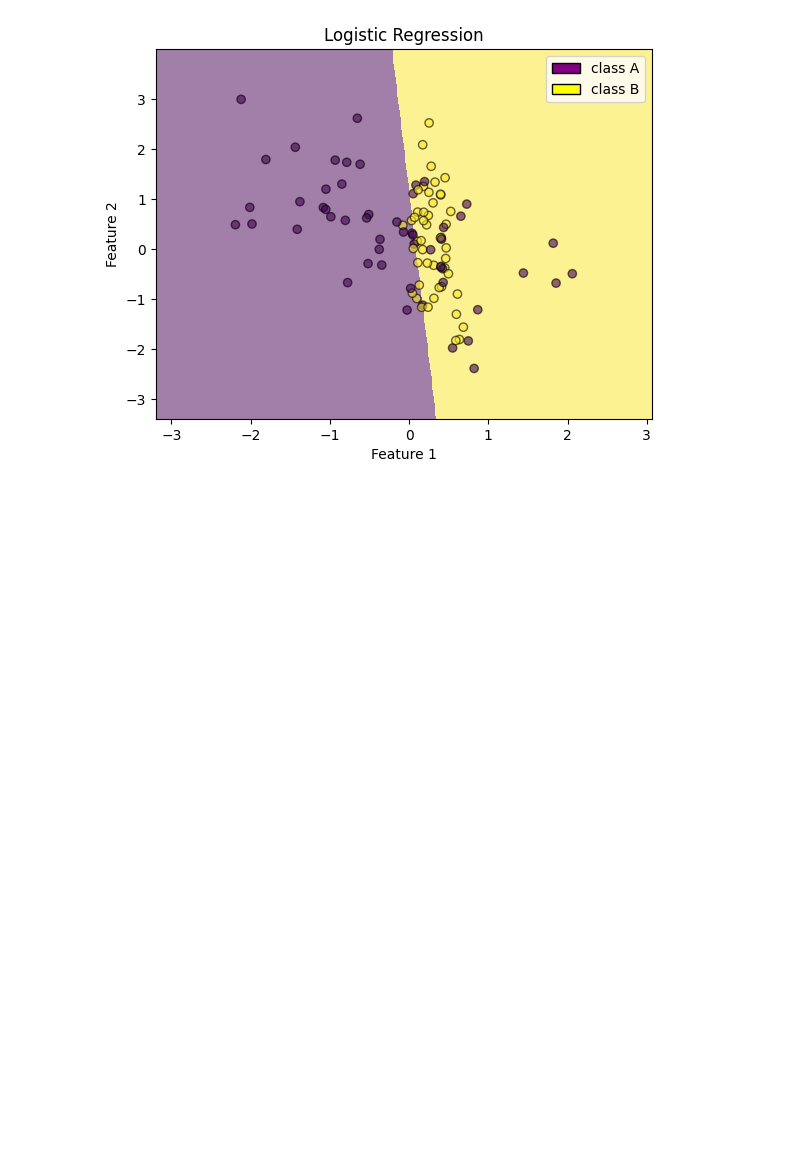
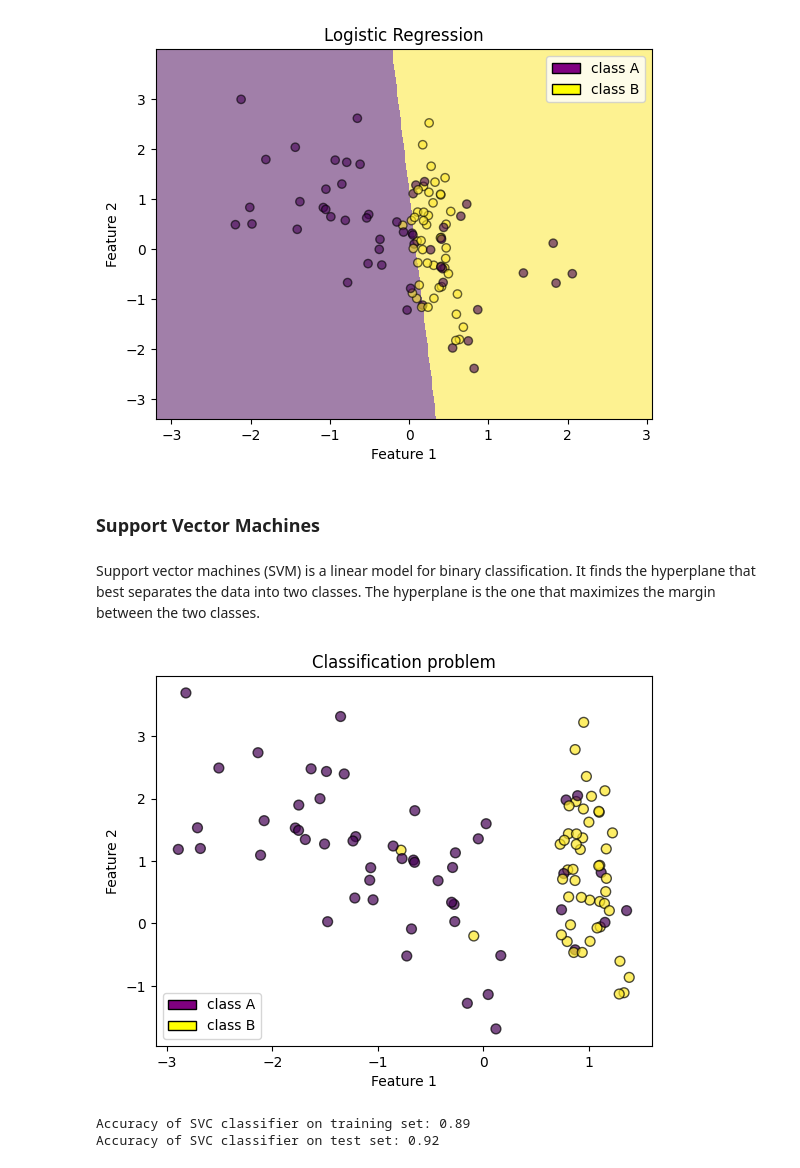
Before and after one commit to yesmanic/Machine_Learning_Models, a Jupyter notebook: Linear Models.ipynb, the cells around one changed output. Cells and saved outputs as stored; diff of their text form; code cells hidden in the pictures; blank space fills up the shorter version.

Commit message:
feat: add suport vector machine model

```diff
--- a/Linear Models.ipynb
+++ b/Linear Models.ipynb
@@ -266,3 +268,22 @@ plt.ylabel('Feature 2')
 plt.show()
 # %% [output]
 [figure]
+# %% [markdown]
+### Support Vector Machines
+# %% [markdown]
+Support vector machines (SVM) is a linear model for binary classification. It finds the hyperplane that best separates the data into two classes. The hyperplane is the one that maximizes the margin between the two classes.
+# %%
+X, y = make_classification(n_samples=100, n_features=2, n_informative=2, class_sep=1, flip_y=0.1,
+                           n_redundant=0, n_clusters_per_class=1, random_state=0)
+# %%
+plt.scatter(X[:, 0], X[:, 1], marker= 'o', s=50, alpha=0.7, c=y, edgecolors='k');
+plt.xlabel('Feature 1')
+plt.ylabel('Feature 2')
+plt.title('Classification problem')
+
+patch0 = mpatches.Patch(facecolor='purple', label='class A', edgecolor='k')
+patch1 = mpatches.Patch(facecolor='yellow', label='class B', edgecolor='k')
+plt.legend(handles=[patch0, patch1])
+plt.show()
+# %% [output]
+[figure, added]
@@ -268,0 +293,11 @@ plt.show()
+# %%
+score = clf.score(X_train, y_train)
+print('Accuracy of SVC classifier on training set: {:.2f}'
+        .format(score))
+
+score = clf.score(X_test, y_test)
+print('Accuracy of SVC classifier on test set: {:.2f}'
+        .format(score))
+# %% [output]
+Accuracy of SVC classifier on training set: 0.89
+Accuracy of SVC classifier on test set: 0.92
```
Also changed, not shown: parts of 5 cells of this notebook.
